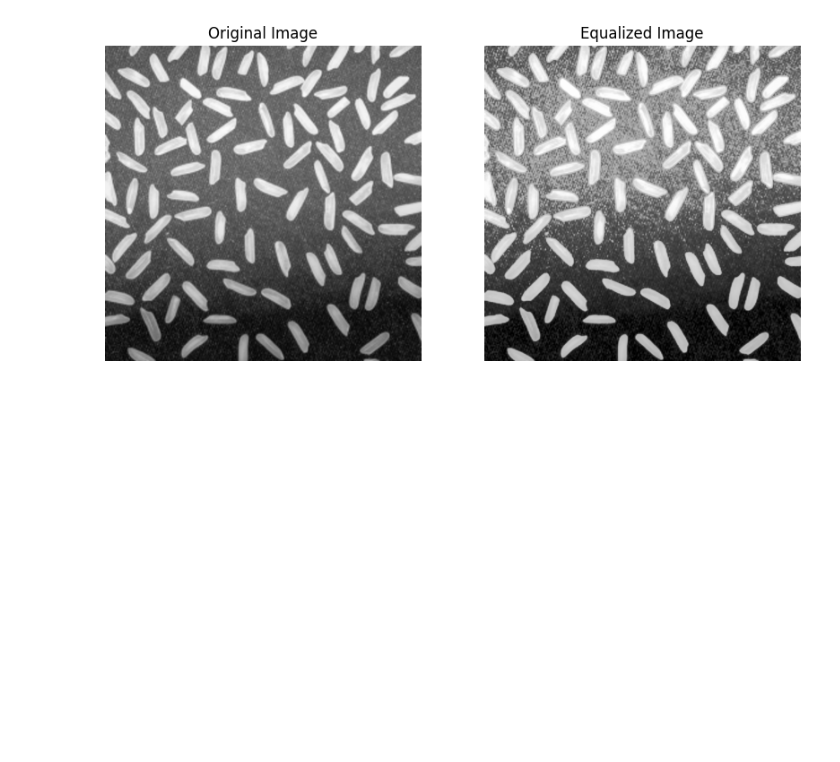
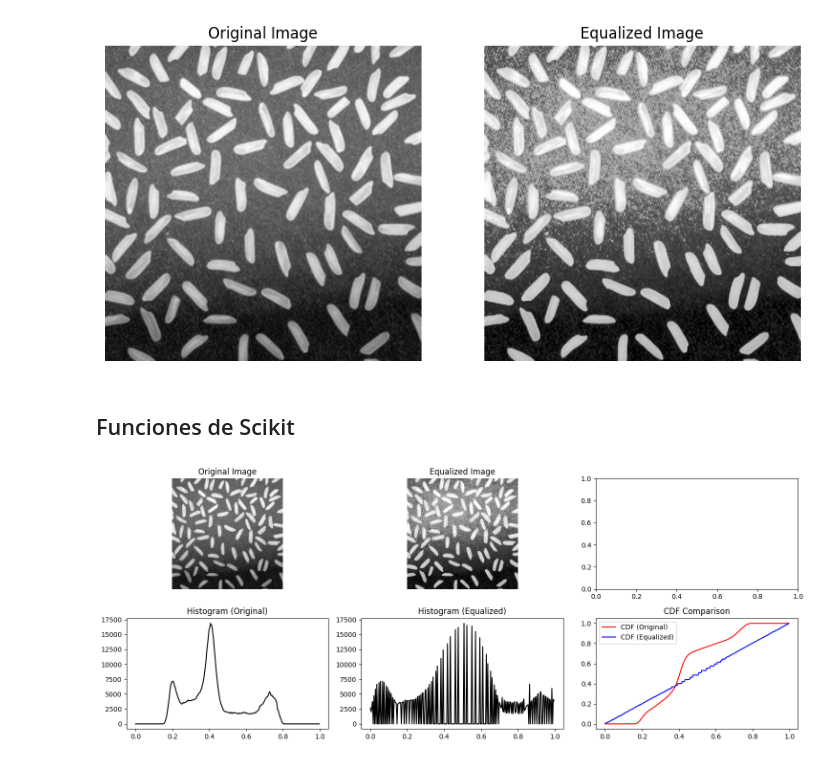
Before and after one commit to gusanitor8/CompVision_Lab1, a Jupyter notebook: inciso1.ipynb, the cells around one changed output. Cells and saved outputs as stored; diff of their text form; code cells hidden in the pictures; blank space fills up the shorter version.

Commit message:
scikit image

```diff
--- a/lab1.ipynb
+++ b/inciso1.ipynb
@@ -94,3 +94,5 @@ plt.axis("off")  # Hide axis
 plt.show()
 # %% [output]
 [figure]
+# %% [markdown]
+## Funciones de Scikit
@@ -96,0 +101,45 @@ plt.show()
+# %%
+image = io.imread('images/rice.jpg')  # Replace with your image path
+gray = color.rgb2gray(image)
+
+# Equalize the image
+equalized = exposure.equalize_hist(gray)
+
+# Compute histograms and CDFs
+hist_orig, bins = np.histogram(gray, bins=256, range=(0, 1))
+hist_eq, bins_eq = np.histogram(equalized, bins=256, range=(0, 1))
+
+cdf_orig = np.cumsum(hist_orig) / np.sum(hist_orig)
+cdf_eq = np.cumsum(hist_eq) / np.sum(hist_eq)
+
+# Plot results
+fig, axes = plt.subplots(2, 3, figsize=(15, 6))
+
+# Original Image
+axes[0, 0].imshow(gray, cmap='gray')
+axes[0, 0].set_title('Original Image')
+axes[0, 0].axis('off')
+
+# Equalized Image
+axes[0, 1].imshow(equalized, cmap='gray')
+axes[0, 1].set_title('Equalized Image')
+axes[0, 1].axis('off')
+
+# Histogram of Original Image
+axes[1, 0].plot(bins[:-1], hist_orig, color='black')
+axes[1, 0].set_title('Histogram (Original)')
+
+# Histogram of Equalized Image
+axes[1, 1].plot(bins_eq[:-1], hist_eq, color='black')
+axes[1, 1].set_title('Histogram (Equalized)')
+
+# CDF of Original Image
+axes[1, 2].plot(bins[:-1], cdf_orig, color='red', label='CDF (Original)')
+axes[1, 2].plot(bins_eq[:-1], cdf_eq, color='blue', label='CDF (Equalized)')
+axes[1, 2].legend()
+axes[1, 2].set_title('CDF Comparison')
+
+plt.tight_layout()
+plt.show()
+# %% [output]
+[figure, added]
```
Also changed, not shown: parts of 1 cell of this notebook.
